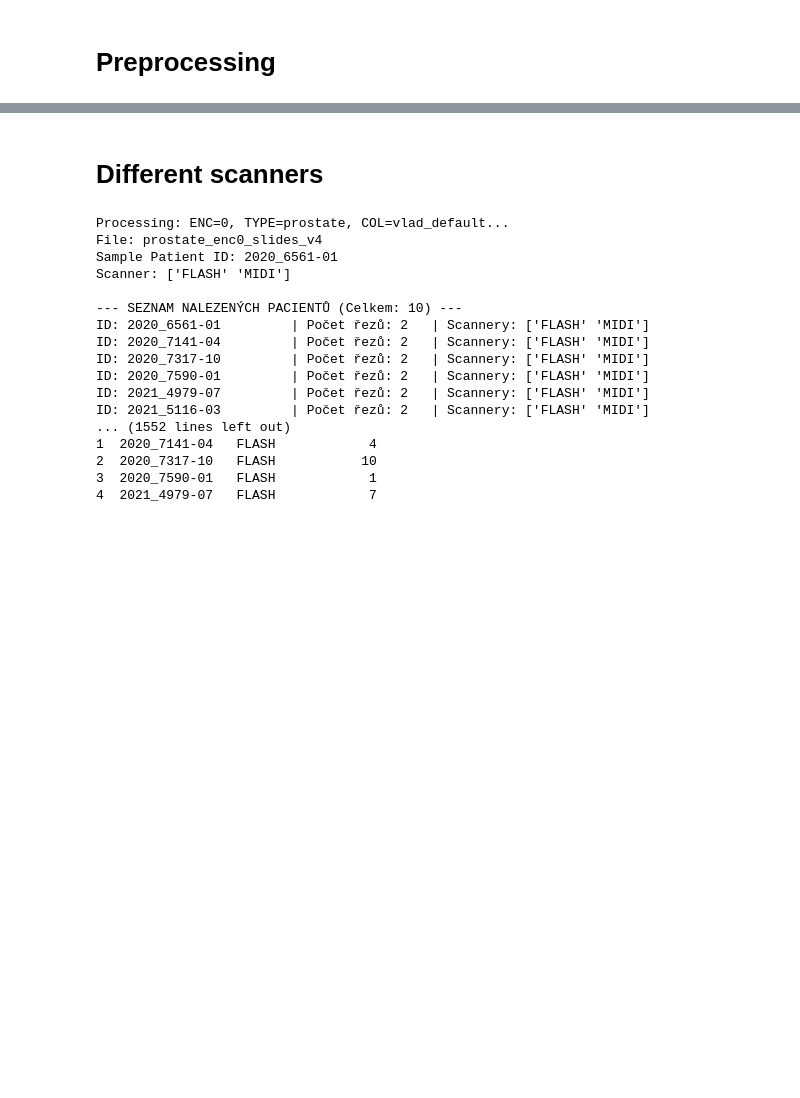
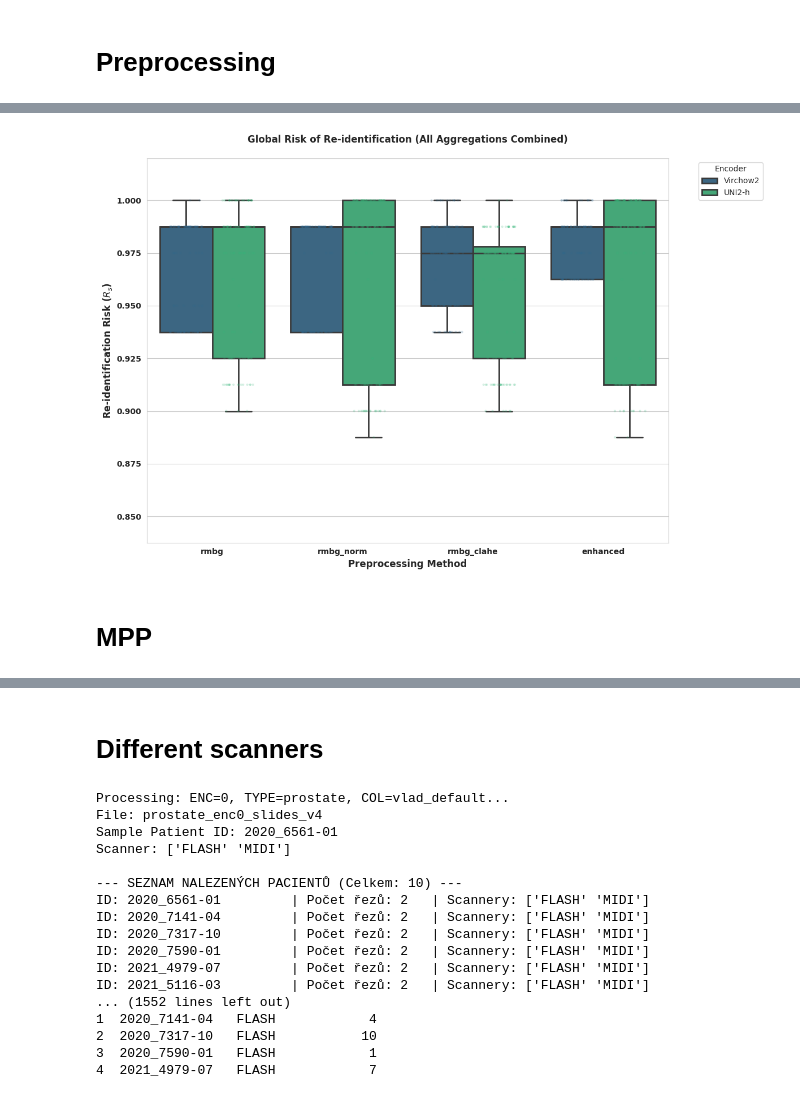
Before and after one commit to RationAI/similarity, a Jupyter notebook: examples/analyze.ipynb, the cells around one changed output, grey strips where cells are left out. Drawn from its saved outputs; the diff is of its cells as text; code cells hidden in the pictures; blank space fills up the shorter version.

```diff
--- a/examples/analyze.ipynb
+++ b/examples/analyze.ipynb
@@ -1124,0 +1063,52 @@ else:
+# %%
+def plot_global_preprocessing_impact(df):
+    sns.set_style("whitegrid")
+    plt.figure(figsize=(12, 8))
+
+    # 1. VYKRESLENÍ (Všechny agregace jsou v jednom boxu)
+    ax = sns.boxplot(
+        data=df,
+        x="preprocessing",
+        y="rs_value",
+        hue="encoder",
+        palette="viridis",
+        linewidth=2,
+        fliersize=0 # Body vykreslíme stripplotem
+    )
+
+    # 2. PŘIDÁNÍ BODŮ (Stripplot ukáže hustotu všech 120 měření na box)
+    sns.stripplot(
+        data=df,
+        x="preprocessing",
+        y="rs_value",
+        hue="encoder",
+        dodge=True,
+        alpha=0.2, # Nižší průhlednost, protože je tam hodně bodů
+        palette="viridis",
+        size=3,
+        jitter=0.25,
+        ax=ax
+    )
+
+    # 3. FORMÁTOVÁNÍ (Bold, 12pt)
+    ax.set_title("Global Risk of Re-identification (All Aggregations Combined)", fontsize=12, fontweight='bold', pad=20)
+    ax.set_xlabel("Preprocessing Method", fontsize=12, fontweight='bold')
+    ax.set_ylabel("Re-identification Risk ($R_s$)", fontsize=12, fontweight='bold')
+
+    # Úprava legendy (odstranění duplicit ze stripplotu)
+    handles, labels = ax.get_legend_handles_labels()
+    plt.legend(handles[0:2], labels[0:2], title="Encoder", bbox_to_anchor=(1.05, 1), loc='upper left')
+
+    for label in ax.get_xticklabels() + ax.get_yticklabels():
+        label.set_fontweight('bold')
+
+    plt.ylim(df['rs_value'].min() - 0.05, 1.02)
+    plt.tight_layout()
+    plt.show()
+
+# Spuštění
+plot_global_preprocessing_impact(df_results)
+# %% [output]
+[figure, added]
+# %% [markdown]
+# MPP
```
Also changed, not shown: parts of 34 cells of this notebook, 4 other files.
